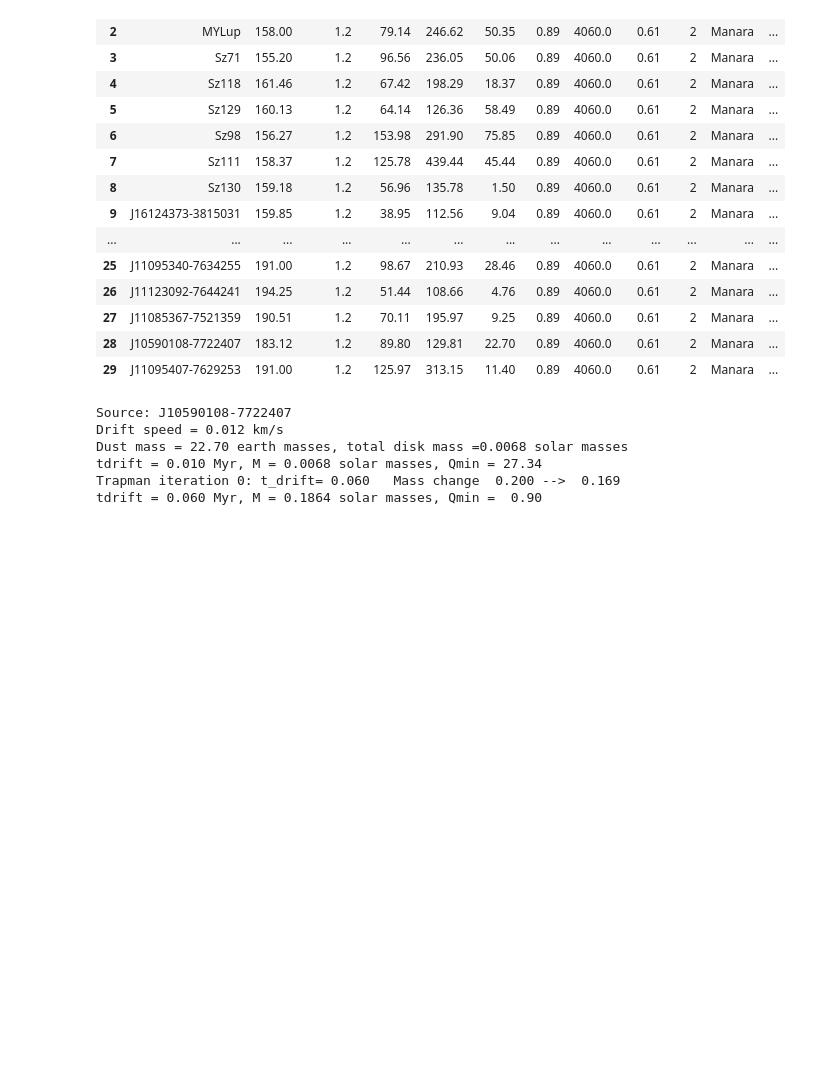
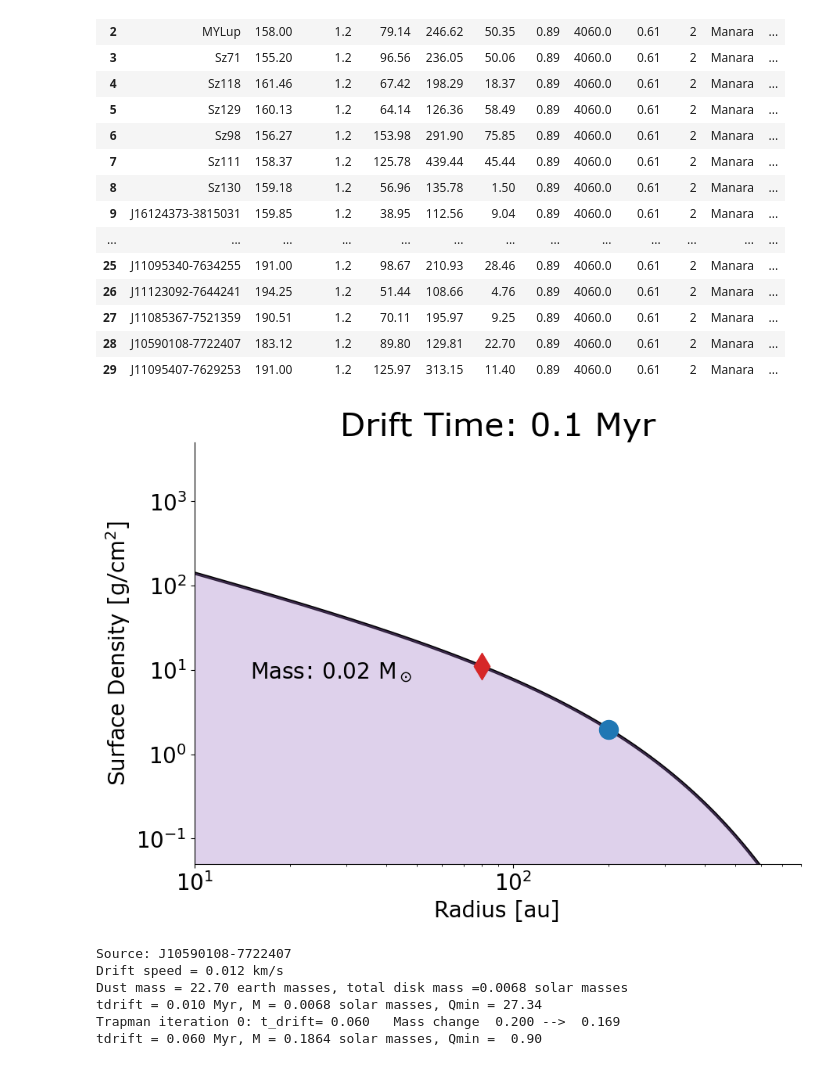
Before and after one commit to QuickPainter/DECO, a Jupyter notebook: drift_fit.ipynb, the cells around one changed output. Drawn from its saved outputs; the diff is of its cells as text; code cells hidden in the pictures; blank space fills up the shorter version.

Commit message:
info plots

```diff
--- a/drift_fit.ipynb
+++ b/drift_fit.ipynb
@@ -115,6 +115,41 @@ full_deco_df
 | 27 | J11085367-7521359 | 190.51 | 1.2 | 70.11 | 195.97 | 9.25 | 0.89 | 4060.0 | 0.61 | 2 | Manara | ... |
 | 28 | J10590108-7722407 | 183.12 | 1.2 | 89.80 | 129.81 | 22.70 | 0.89 | 4060.0 | 0.61 | 2 | Manara | ... |
 | 29 | J11095407-7629253 | 191.00 | 1.2 | 125.97 | 313.15 | 11.40 | 0.89 | 4060.0 | 0.61 | 2 | Manara | ... |
+# %%
+csfont = {'fontname':'Verdana', 'fontsize':20}
+
+fig, ax = plt.subplots(figsize=(10,7))
+
+r = np.arange(0,600, 1)
+sigma = sigma1(r, 300,55)
+sigma = sigma1(r, 10,150)
+
+
+ax.plot(r,sigma, zorder=1, linewidth=3, color='black')
+ax.scatter(r[80],sigma[80], color='tab:red',zorder=2, s=300, marker='d',label='Dust Radius')
+ax.scatter(r[200],sigma[200], color='tab:blue',zorder=2, s=300,label='CO Radius')
+
+ax.fill_between(r,sigma, 0, color='tab:purple', alpha=.3)
+
+ax.set_xscale('log')
+ax.set_yscale('log')
+ax.set_ylim(5*10**-2, 5*10**3)
+ax.set_xlim(10,800)
+ax.minorticks_on()
+ax.yaxis.set_tick_params(which='minor', bottom=False)
+ax.tick_params(labelsize=20)
+
+ax.set_xlabel("Radius [au]", **csfont)
+ax.set_ylabel(r"Surface Density [g/cm$^2$]", **csfont)
+ax.spines[['right', 'top']].set_visible(False)
+ax.text(15, 8, r'Mass: $0.02$ M$_\odot$', **csfont)
+# plt.legend(fontsize=20)
+# ax.grid(which='both')
+plt.title("Drift Time: 0.1 Myr", fontname='Verdana', fontsize=30)
+plt.savefig('/Users/calebpainter/Desktop/pres_figs/surfance10')
+plt.show()
+# %% [output]
+[figure, added]
 # %%
 # Lynden-Bell & Pringle surface density profile for gamma=1
 def sigma1(r, sigma0, rc):
```
Also changed, not shown: 2 other files.
